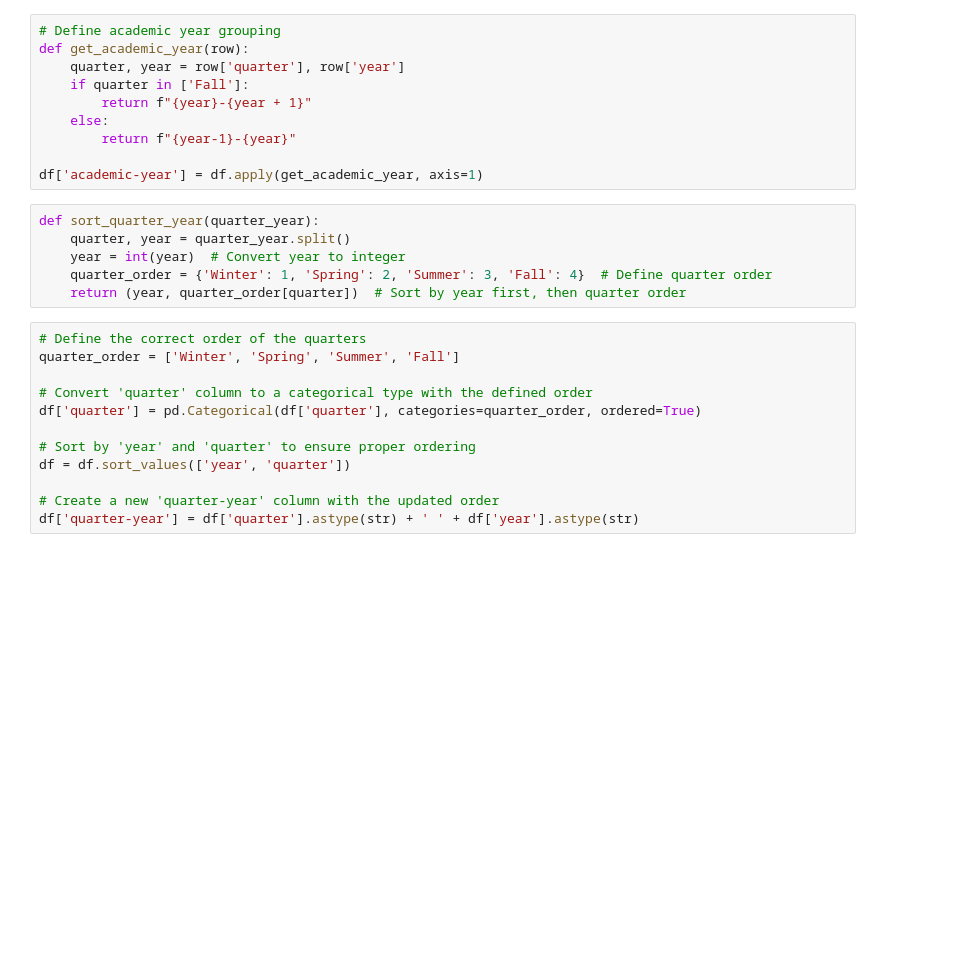
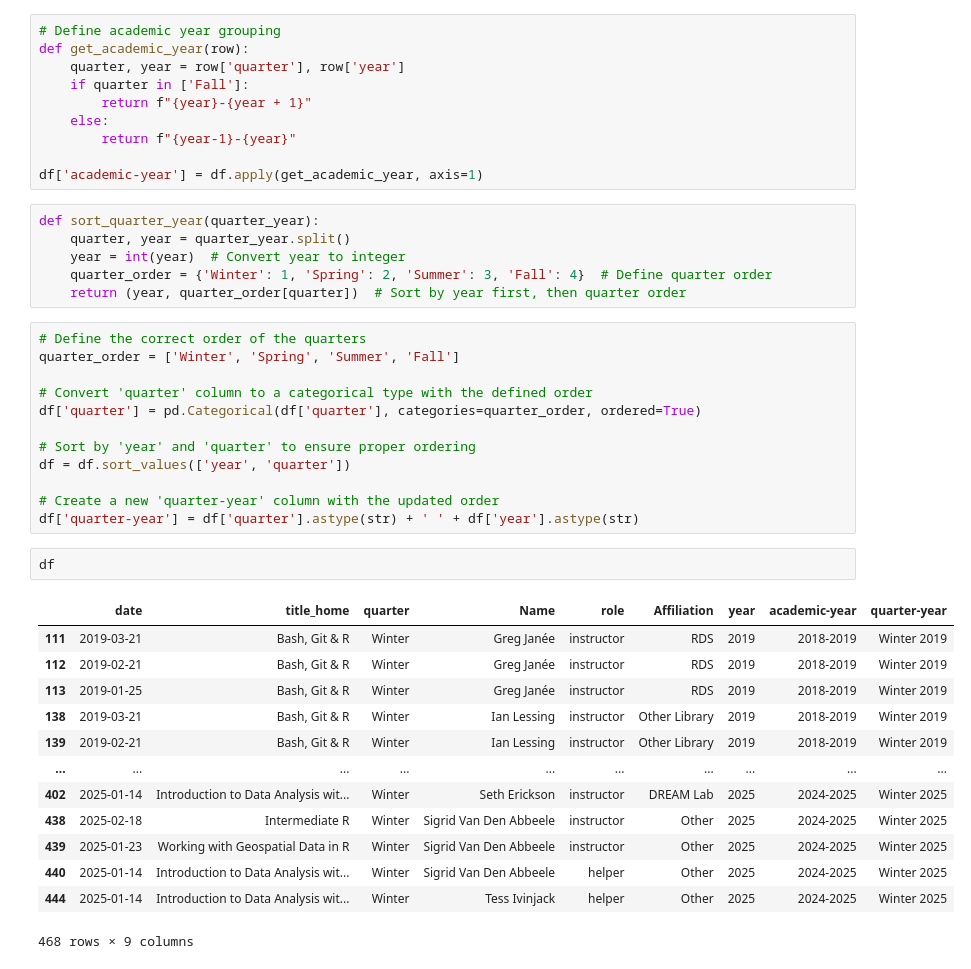
Before and after one commit to josenino95/workshops-list, a Jupyter notebook: graph_library_instructors.ipynb, the cells around one changed output. Cells and saved outputs as stored; diff of their text form; blank space fills up the shorter version.

Commit message:
updated info up to winter 2025

```diff
--- a/graph_library_instructors.ipynb
+++ b/graph_library_instructors.ipynb
@@ -80,6 +80,22 @@ df = df.sort_values(['year', 'quarter'])
 
 # Create a new 'quarter-year' column with the updated order
 df['quarter-year'] = df['quarter'].astype(str) + ' ' + df['year'].astype(str)
+# %%
+df
+# %% [output]
+|  | date | title_home | quarter | Name | role | Affiliation | year | academic-year | quarter-year |
+| 111 | 2019-03-21 | Bash, Git & R | Winter | Greg Janée | instructor | RDS | 2019 | 2018-2019 | Winter 2019 |
+| 112 | 2019-02-21 | Bash, Git & R | Winter | Greg Janée | instructor | RDS | 2019 | 2018-2019 | Winter 2019 |
+| 113 | 2019-01-25 | Bash, Git & R | Winter | Greg Janée | instructor | RDS | 2019 | 2018-2019 | Winter 2019 |
+| 138 | 2019-03-21 | Bash, Git & R | Winter | Ian Lessing | instructor | Other Library | 2019 | 2018-2019 | Winter 2019 |
+| 139 | 2019-02-21 | Bash, Git & R | Winter | Ian Lessing | instructor | Other Library | 2019 | 2018-2019 | Winter 2019 |
+| ... | ... | ... | ... | ... | ... | ... | ... | ... | ... |
+| 402 | 2025-01-14 | Introduction to Data Analysis wit... | Winter | Seth Erickson | instructor | DREAM Lab | 2025 | 2024-2025 | Winter 2025 |
+| 438 | 2025-02-18 | Intermediate R | Winter | Sigrid Van Den Abbeele | instructor | Other | 2025 | 2024-2025 | Winter 2025 |
+| 439 | 2025-01-23 | Working with Geospatial Data in R | Winter | Sigrid Van Den Abbeele | instructor | Other | 2025 | 2024-2025 | Winter 2025 |
+| 440 | 2025-01-14 | Introduction to Data Analysis wit... | Winter | Sigrid Van Den Abbeele | helper | Other | 2025 | 2024-2025 | Winter 2025 |
+| 444 | 2025-01-14 | Introduction to Data Analysis wit... | Winter | Tess Ivinjack | helper | Other | 2025 | 2024-2025 | Winter 2025 |
+468 rows × 9 columns
 # %%
 # Group by 'quarter-year' and 'Affiliation' and count occurrences
 grouped = df.groupby(['quarter-year', 'Affiliation']).size().unstack(fill_value=0)
```
Also changed, not shown: parts of 11 cells of this notebook, 9 other files.
